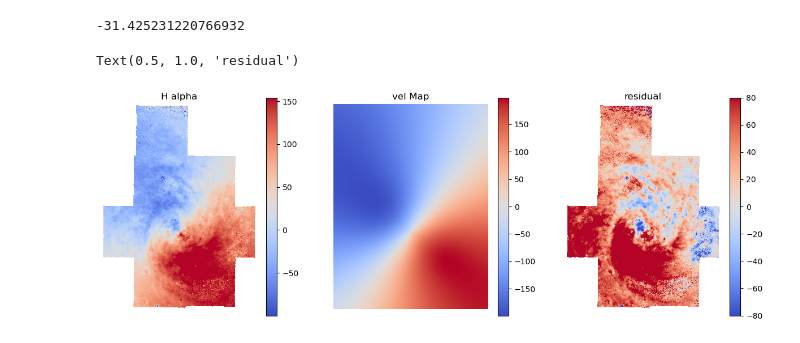
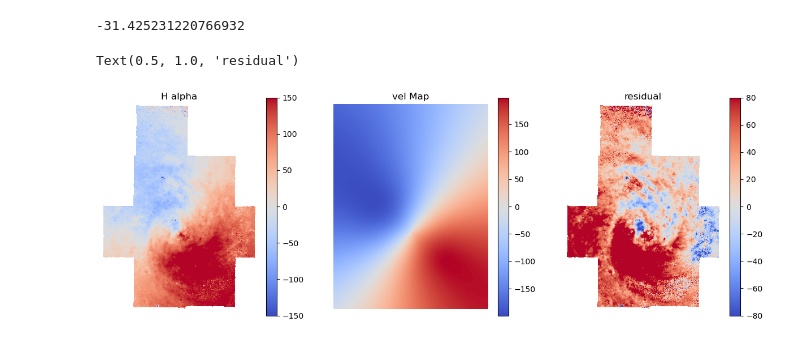
Before and after one commit to Polina-Kochergina/velocity_gradients, a Jupyter notebook: vel_grad.ipynb, the cells around one changed output. Drawn from its saved outputs; the diff is of its cells as text; code cells hidden in the pictures.

```diff
--- a/vel_grad.ipynb
+++ b/vel_grad.ipynb
@@ -123,7 +52,7 @@ plt.ylabel('Dec')
 # %% [output]
 [figure]
 # %%
-wcs_coord = np.empty(shape=(hdu.data.shape[0],hdu.data.shape[1], 2))
-print(wcs_coord.shape)
+# wcs_coord = np.empty(shape=(hdu.data.shape[0],hdu.data.shape[1], 2))
+# print(wcs_coord.shape)
 # %% [output]
 (1187, 898, 2)
@@ -136,4 +59,4 @@ print(wcs.pixel_to_world(30, 40))
 # %%
-for i in range(wcs_coord.shape[0]):
-    for j in range(wcs_coord.shape[1]):
-        wcs_coord[i, j] = wcs.wcs_pix2world(i, j, 1)
+# for i in range(wcs_coord.shape[0]):
+#     for j in range(wcs_coord.shape[1]):
+#         wcs_coord[i, j] = wcs.wcs_pix2world(i, j, 1)
@@ -178,12 +71,0 @@ plt.show()
-# %%
-dist = 21.3 * 1000
-plt.close()
-x = dist*np.tan((wcs_coord[:,:,0]-RA0)/180*np.pi)
-y = dist*np.tan((wcs_coord[:,:,1]-DEC0)/180*np.pi)
-# plt.pcolormesh(x, y, hdu.data, norm=norm)
-# plt.imshow(np.sqrt(x**2 + y**2))
-im = plt.pcolormesh(x, y, np.sqrt(x**2 + y**2))
-# plt.contour(x, y, np.sqrt(x**2 + y**2))
-plt.colorbar(im)
-plt.axis('scaled')
-plt.show()
@@ -408,32 +275,31 @@ for i in range(model_vel_map.shape[0]):
 # %%
 # Plot the model map
 plt.figure(figsize=[15, 5])
 plt.subplot(131)
-# fig.add_subplot(121, projection=wcs)
 norm=simple_norm(dataHa, "linear", percent=99.)
-plt.imshow(dataHa-v_0, cmap='coolwarm', origin='lower', norm=norm)
-plt.colorbar()
+im = plt.imshow(dataHa-v_0, cmap='coolwarm', origin='lower', norm=norm)
+plt.colorbar(im)
+im.set_clim(vmin=-150, vmax=150)
 plt.axis("off")
 plt.title("H alpha")
 
 plt.subplot(132)
-# fig.add_subplot(121, projection=wcs)
-plt.imshow(model_vel_map_1, cmap='coolwarm', origin='lower')
-plt.colorbar()
+im = plt.imshow(model_vel_map_1, cmap='coolwarm', origin='lower')
+# im.set_clim(vmin=-80, vmax=80)
+plt.colorbar(im)
 plt.axis("off")
 plt.title("vel Map")
 
-# palette = ListedColormap(['#2b3cce','#4c5fdd','#6b80e8','#8ca0f2','#b0c1f9','#d6e1ff','#ffd8ca','#f1b6a1','#e2957b','#d07356','#bd5133','#a82a11'])
+palette = ListedColormap(['#2b3cce','#4c5fdd','#6b80e8','#8ca0f2','#b0c1f9','#d6e1ff','#ffd8ca','#f1b6a1','#e2957b','#d07356','#bd5133','#a82a11'])
 plt.subplot(133)
-# fig.add_subplot(121, projection=wcs)
 resid = dataHa/np.sin(np.radians(incl)) - model_vel_map_1
 norm = simple_norm(resid, "linear", percent=95)
 im = plt.imshow(resid, cmap='coolwarm', origin='lower', norm = norm)
 # im = plt.imshow(resid, cmap=palette, origin='lower', norm = norm)
 im.set_clim(vmin=-80, vmax=80)
 plt.colorbar(im)
 plt.axis("off")
 plt.title("residual")
 # %% [output]
 Text(0.5, 1.0, 'residual')
-[figure, old version]
+[figure, new version]
```
Also changed, not shown: parts of 10 cells of this notebook.
